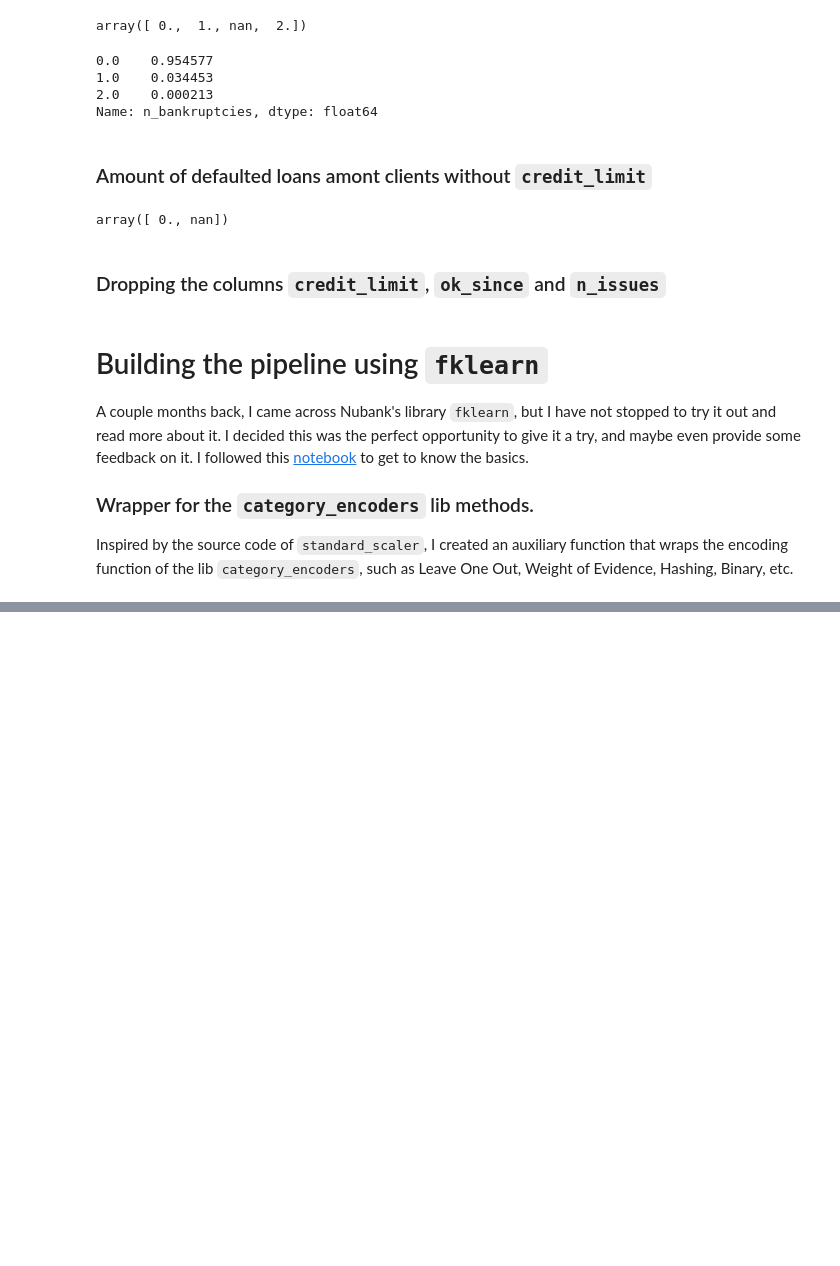
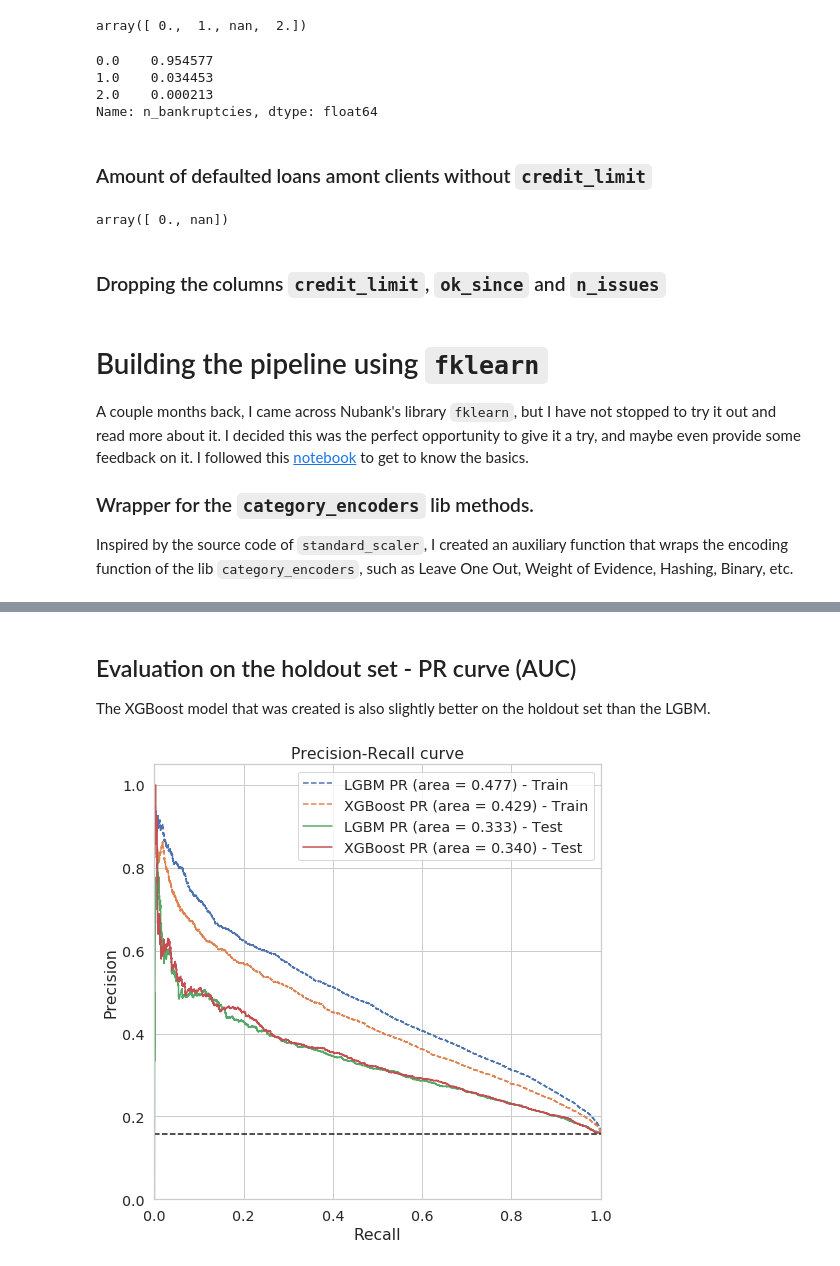
Before and after one commit to Lucas-Cerqueira/nubank-puzzle, a Jupyter notebook: default_prediction.ipynb, the cells around one changed output, grey strips where cells are left out. Saved outputs shown, nothing was run; the diff lists cells and outputs as text; code cells hidden in the pictures; blank space fills up the shorter version.

```diff
--- a/default_prediction.ipynb
+++ b/default_prediction.ipynb
@@ -633,0 +278,9 @@ Name: income, Length: 84528, dtype: float64
+# %%
+my_lgbm = lgbm_classification_learner(
+    features=list(feature_columns),
+    target='default',
+    prediction_column='prediction',
+    extra_params={'seed': SEED, 'nthread': 8, 'scale_pos_weight': 2,
+                  'feature_fraction': 0.8
+                 },
+)
@@ -633,0 +289,11 @@ Name: income, Length: 84528, dtype: float64
+# %%
+my_xgb = xgb_classification_learner(
+    features=list(feature_columns),
+    target='default',
+    prediction_column='prediction',
+    num_estimators=200,
+    learning_rate=0.1,
+    extra_params={
+        'seed': SEED, 'nthread': 8, 'scale_pos_weight': 3, 'feature_fraction': 0.8, 'max_depth': 4
+    },
+)
@@ -633,0 +370,54 @@ Name: income, Length: 84528, dtype: float64
+# %% [markdown]
+## Evaluation on the holdout set - PR curve (AUC)
+The XGBoost model that was created is also slightly better on the holdout set than the LGBM.
+# %%
+from sklearn.metrics import roc_curve, auc, precision_recall_curve
+plt.figure(figsize=(8,8))
+# Include the target only in the training phase
+my_selector = selector(training_columns=list(feature_columns) + ['default'],
+                       predict_columns=list(feature_columns))
+
+xgb_pipeline = build_pipeline(
+    my_selector, my_placeholder_imputer, my_income_capper, my_categ_truncate,
+    my_binary_encoder, my_label_encoder,
+    my_xgb
+)
+
+lgbm_pipeline = build_pipeline(
+    my_selector, my_placeholder_imputer, my_income_capper, my_categ_truncate,
+    my_binary_encoder, my_label_encoder,
+    my_lgbm
+)
+
+# Train the models
+(pred_fn_lgbm, lgbm_out, lgbm_log) = lgbm_pipeline(X_train)
+(pred_fn_xgb, xgb_out, xgb_log) = xgb_pipeline(X_train)
+
+# Train set evaluation
+for (train_out, model_name) in zip([lgbm_out, xgb_out],
+                                   ['LGBM', 'XGBoost']):
+    precision, recall, _ = precision_recall_curve(y_train, train_out['prediction'])
+    roc_auc = auc(recall, precision)
+    plt.plot(recall, precision, '--', label='%s PR (area = %0.3f) - Train' % (model_name, roc_auc))
+
+# Test set evaluation
+for (pred_fn, model_name) in zip([pred_fn_lgbm, pred_fn_xgb,],
+                                 ['LGBM', 'XGBoost']):
+    precision, recall, _ = precision_recall_curve(y_test, pred_fn(X_test)['prediction'])
+    roc_auc = auc(recall, precision)
+    plt.plot(recall, precision, label='%s PR (area = %0.3f) - Test' % (model_name, roc_auc))
+
+# Plot the "no skill" reference line
+y = y_test.values
+no_skill = len(y[y==1]) / len(y)
+plt.plot([0, 1], [no_skill, no_skill], 'k--')
+
+plt.xlim([0.0, 1.0])
+plt.ylim([0.0, 1.05])
+plt.xlabel('Recall')
+plt.ylabel('Precision')
+plt.title('Precision-Recall curve')
+plt.legend(loc="upper right")
+plt.show()
+# %% [output]
+[figure, added]
```
Also changed, not shown: parts of 61 cells of this notebook, 1 other file.
